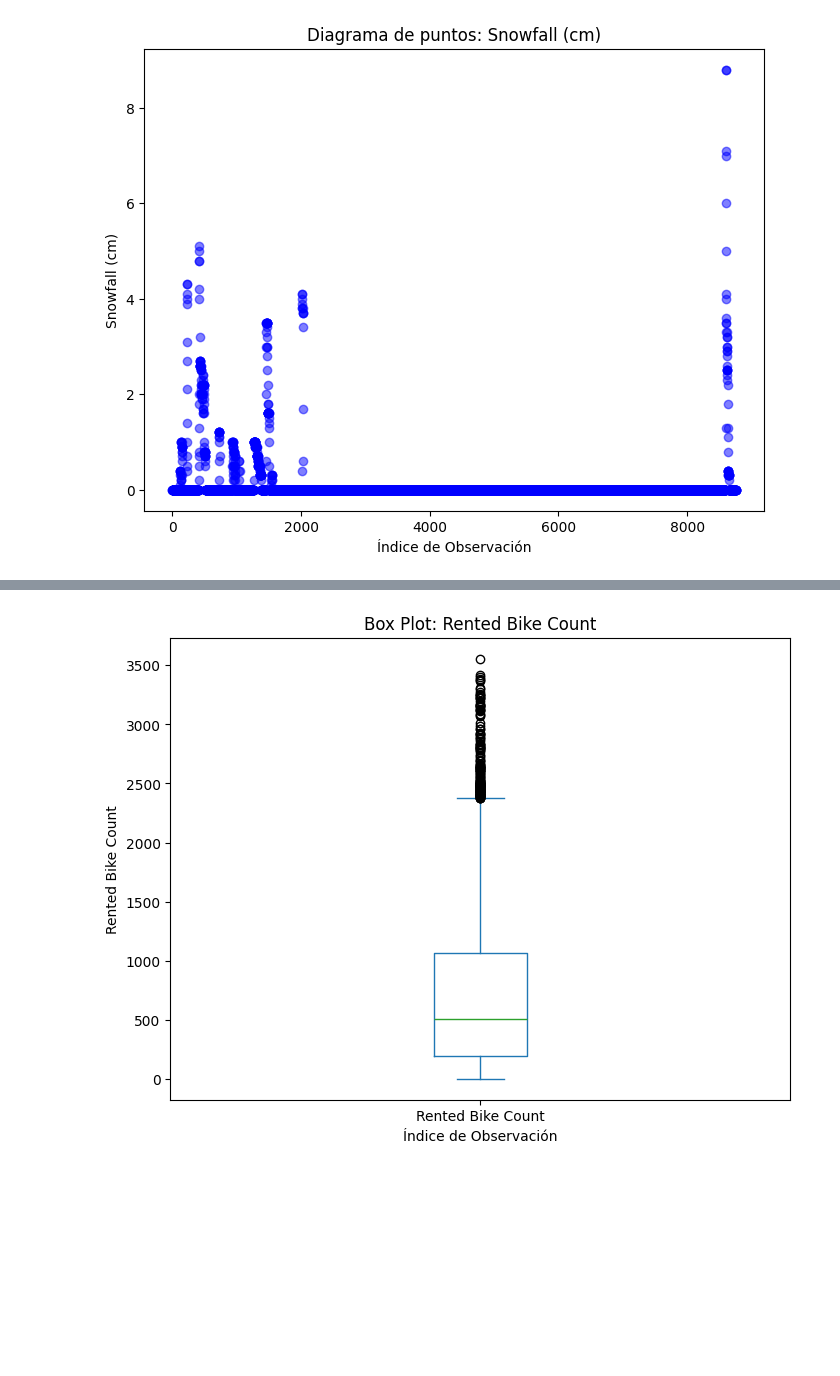
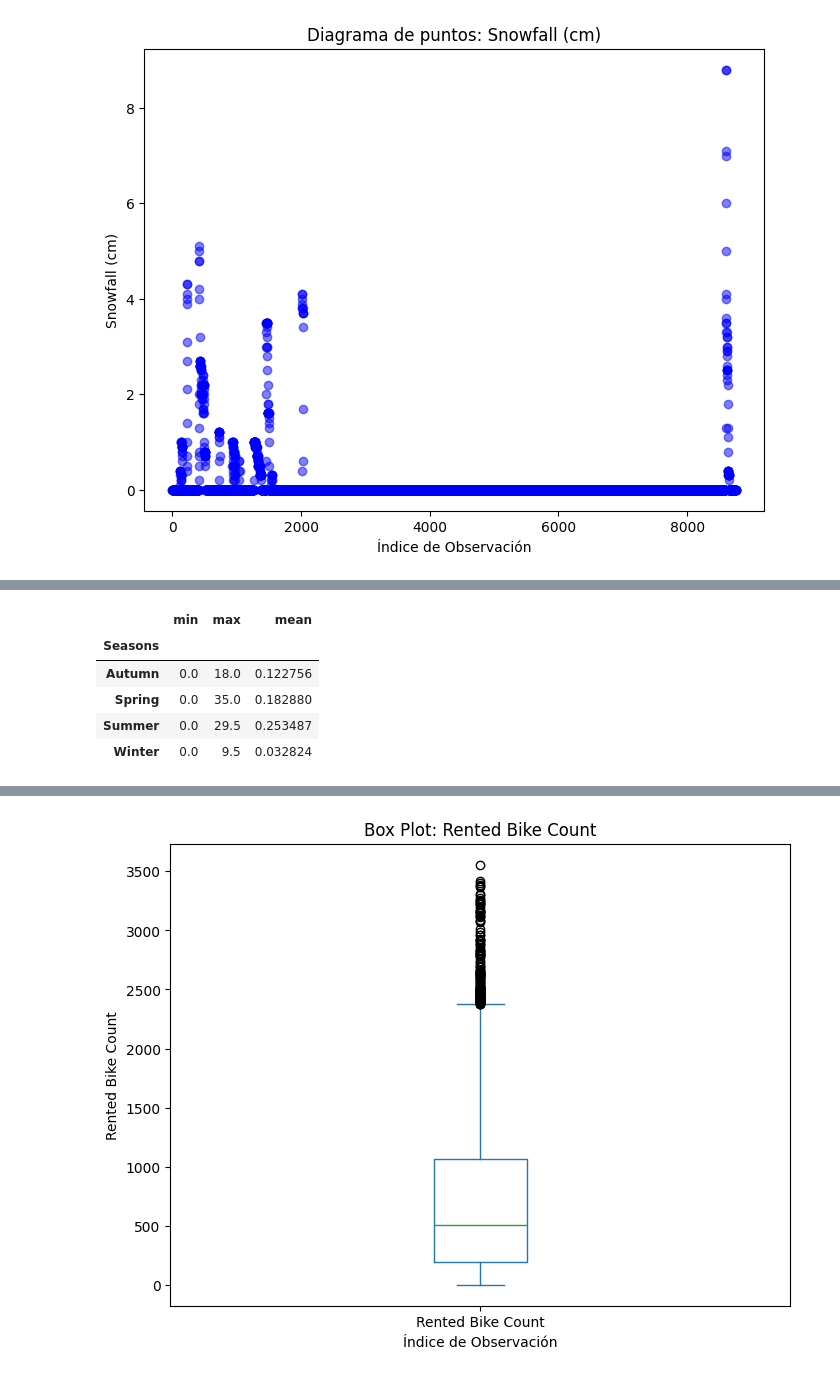
Before and after one commit to jerussi123/Proyectos, a Jupyter notebook: proyecto_1/Soporte_Limpieza.ipynb, the cells around one changed output, grey strips where cells are left out. Saved outputs shown, nothing was run; the diff lists cells and outputs as text; code cells hidden in the pictures; blank space fills up the shorter version.

```diff
--- a/proyecto_1/Soporte_Limpieza.ipynb
+++ b/proyecto_1/Soporte_Limpieza.ipynb
@@ -88,0 +98,9 @@ for column in numeric_variables.columns:
+# %%
+data.groupby("Seasons")["Rainfall(mm)"].agg(['min', 'max', 'mean'])
+# %% [output]
+|  | min | max | mean |
+| Seasons |  |  |  |
+| Autumn | 0.0 | 18.0 | 0.122756 |
+| Spring | 0.0 | 35.0 | 0.182880 |
+| Summer | 0.0 | 29.5 | 0.253487 |
+| Winter | 0.0 | 9.5 | 0.032824 |
```
Also changed, not shown: parts of 10 cells of this notebook, 1 other file.
